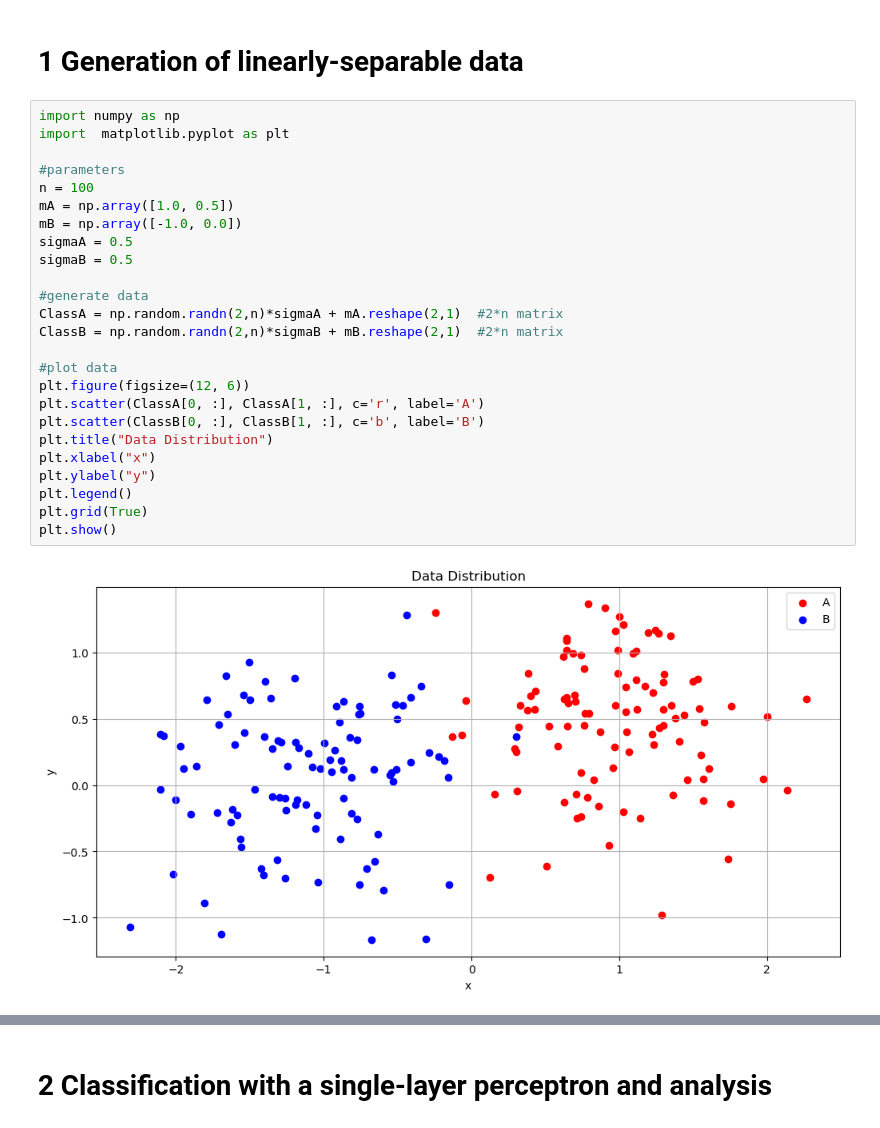
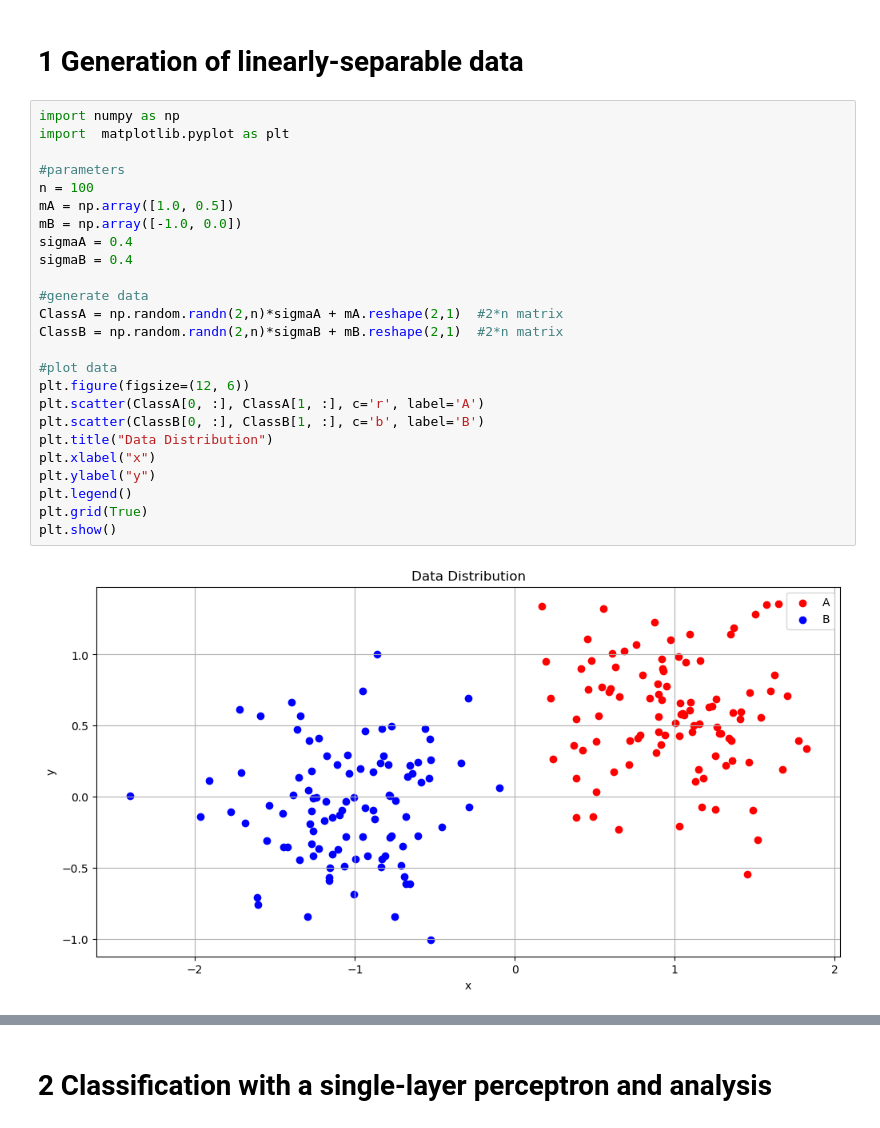
Before and after one commit to haya-hyh/ANN, a Jupyter notebook: lab1a.ipynb, the cells around one changed output, grey strips where cells are left out. Saved outputs shown, nothing was run; the diff lists cells and outputs as text.

```diff
--- a/lab1a.ipynb
+++ b/lab1a.ipynb
@@ -3,30 +3,30 @@
 # %%
 import numpy as np
 import  matplotlib.pyplot as plt
 
 #parameters
 n = 100
 mA = np.array([1.0, 0.5])
 mB = np.array([-1.0, 0.0])
-sigmaA = 0.5
-sigmaB = 0.5
+sigmaA = 0.4
+sigmaB = 0.4
 
 #generate data
 ClassA = np.random.randn(2,n)*sigmaA + mA.reshape(2,1)  #2*n matrix
 ClassB = np.random.randn(2,n)*sigmaB + mB.reshape(2,1)  #2*n matrix
 
 #plot data
 plt.figure(figsize=(12, 6))
 plt.scatter(ClassA[0, :], ClassA[1, :], c='r', label='A')
 plt.scatter(ClassB[0, :], ClassB[1, :], c='b', label='B')
 plt.title("Data Distribution")
 plt.xlabel("x")
 plt.ylabel("y")
 plt.legend()
 plt.grid(True)
 plt.show()
 # %% [output]
-[figure, old version]
+[figure, new version]
 # %%
 #shuffle
 #lest assume 1 for class A and -1 for B
```
Also changed, not shown: parts of 13 cells of this notebook.
